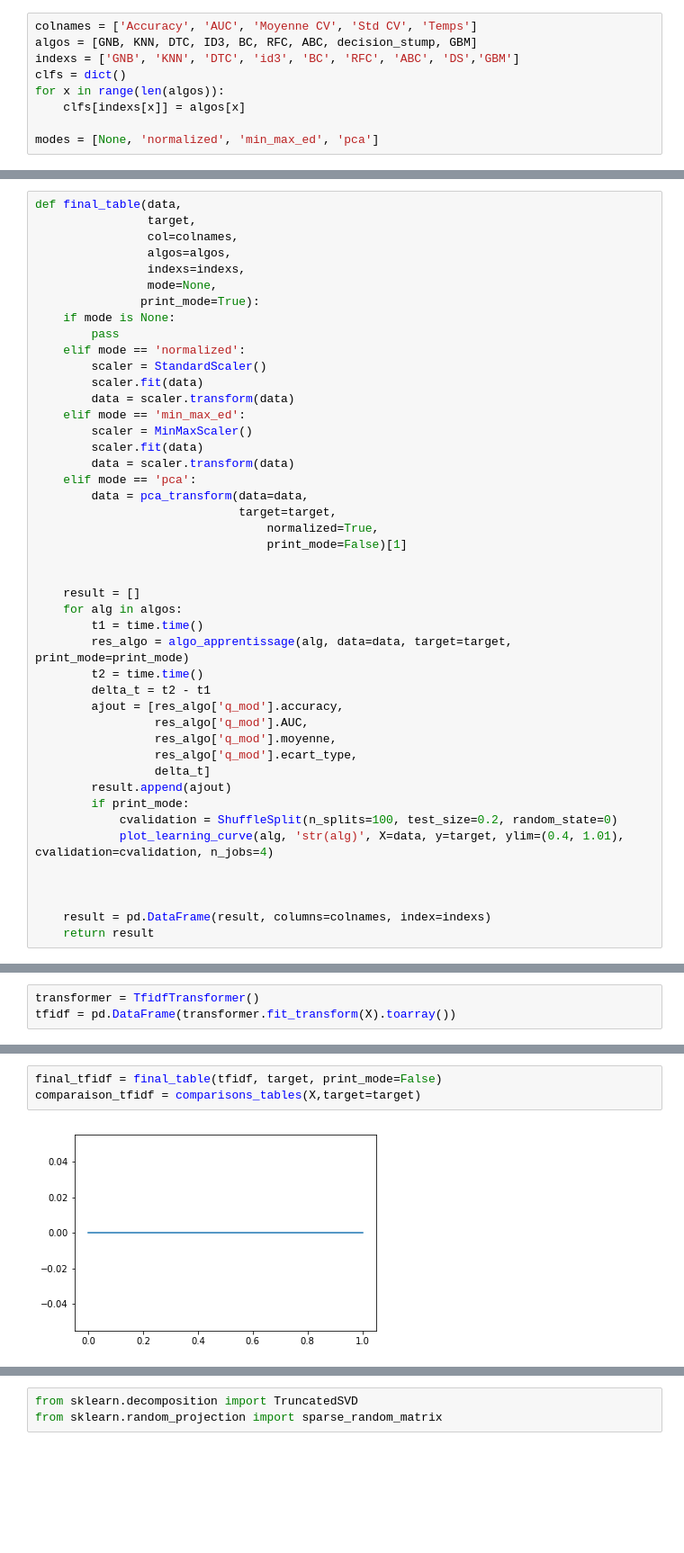
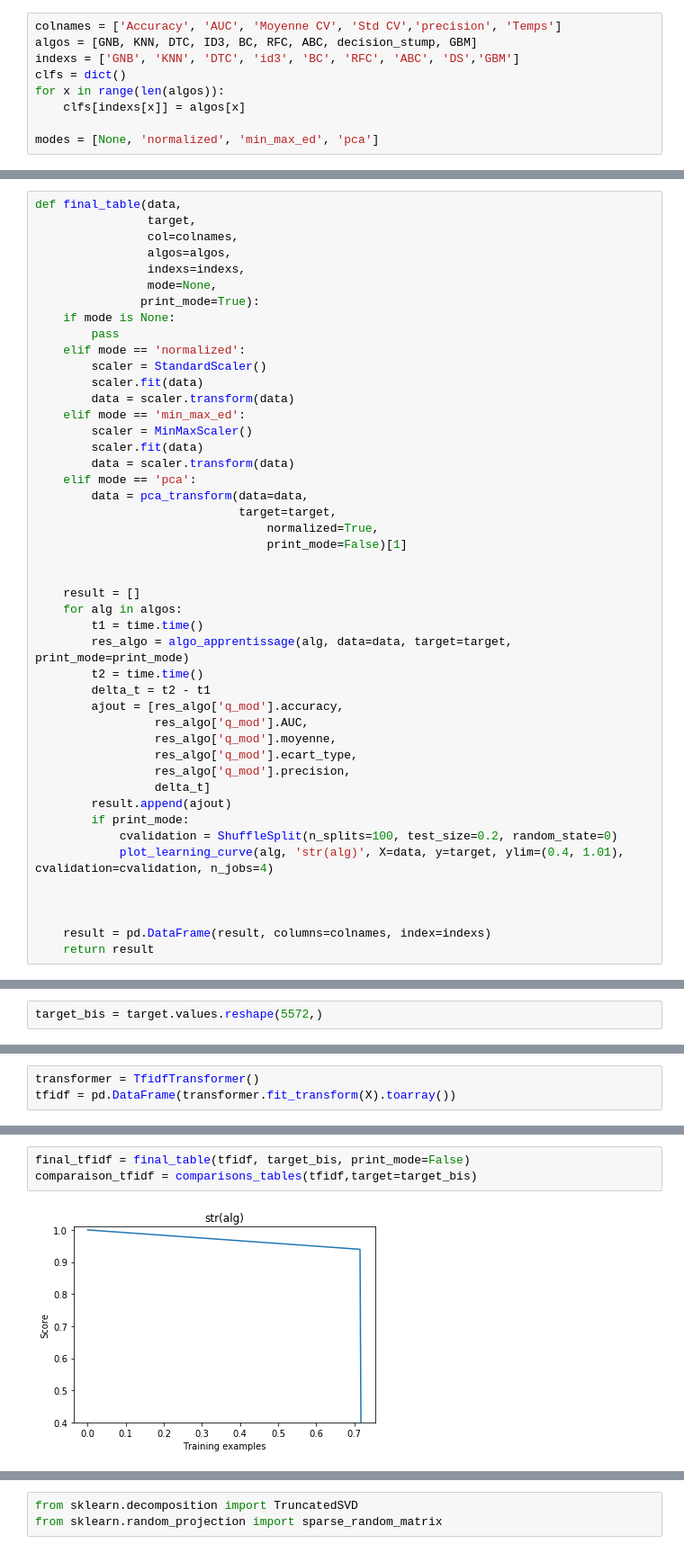
Before and after one commit to ppmdatix/TP_ML_aussem, a Jupyter notebook: SMS.ipynb, the cells around one changed output, grey strips where cells are left out. Shown: that part at 90% size. Cells and saved outputs as stored; diff of their text form; blank space fills up the shorter version.

```diff
--- a/SMS.ipynb
+++ b/SMS.ipynb
@@ -108,7 +108,7 @@ GBM = xgb.XGBClassifier(max_depth = max_depth,
                         gamma = gamma,
                         reg_alpha= reg_alpha)
 # %%
-colnames = ['Accuracy', 'AUC', 'Moyenne CV', 'Std CV', 'Temps']
+colnames = ['Accuracy', 'AUC', 'Moyenne CV', 'Std CV','precision', 'Temps']
 algos = [GNB, KNN, DTC, ID3, BC, RFC, ABC, decision_stump, GBM]
 indexs = ['GNB', 'KNN', 'DTC', 'id3', 'BC', 'RFC', 'ABC', 'DS','GBM']
 clfs = dict()
@@ -424,6 +424,7 @@ def final_table(data,
                  res_algo['q_mod'].AUC,
                  res_algo['q_mod'].moyenne,
                  res_algo['q_mod'].ecart_type,
+                 res_algo['q_mod'].precision,
                  delta_t]
         result.append(ajout)
         if print_mode:
@@ -445,2 +450,4 @@ def comparisons_tables(data, target, modes=modes, print_mode=True):
+# %%
+target_bis = target.values.reshape(5572,)
 # %%
 # Attention, cela prend beaucoup de temps
@@ -477,5 +501,5 @@ tfidf
 # %%
-final_tfidf = final_table(tfidf, target, print_mode=False)
-comparaison_tfidf = comparisons_tables(X,target=target)
+final_tfidf = final_table(tfidf, target_bis, print_mode=False)
+comparaison_tfidf = comparisons_tables(tfidf,target=target_bis)
 # %% [output]
-[figure, old version]
+[figure, new version]
```
Also changed, not shown: parts of 6 cells of this notebook, 1 other file.
